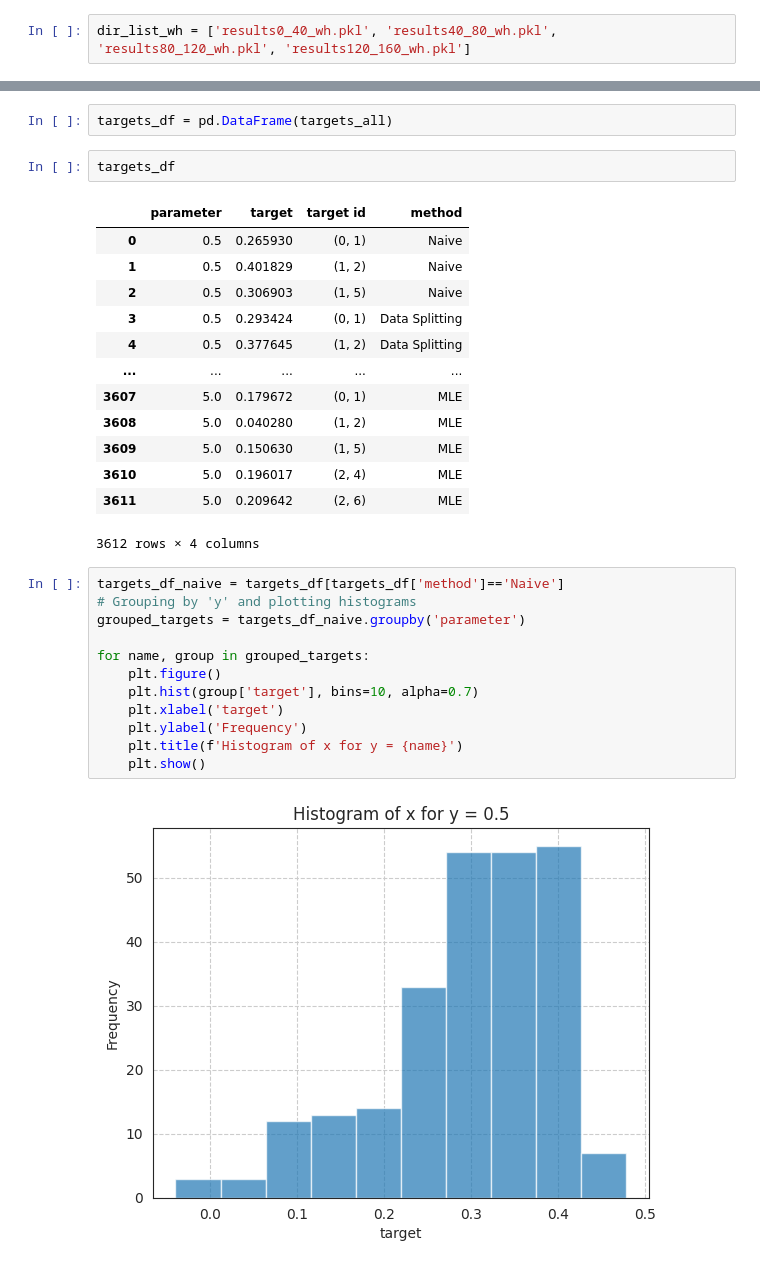
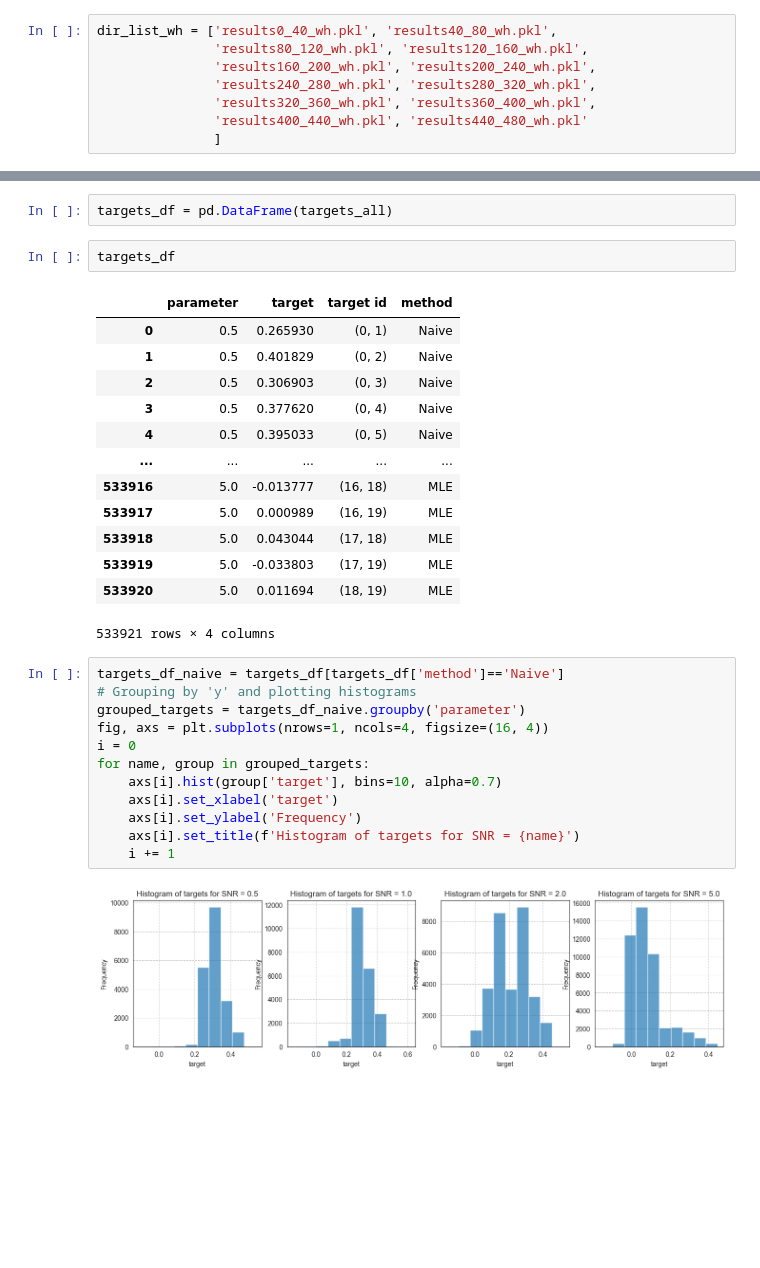
Before and after one commit to yiling-h/SI-Interaction, a Jupyter notebook: selectinf/Simulation/H1/Results/SNR/plotting_SNR.ipynb, the cells around one changed output, grey strips where cells are left out. Cells and saved outputs as stored; diff of their text form; blank space fills up the shorter version.

```diff
--- a/selectinf/Simulation/H1/Results/SNR/plotting_SNR.ipynb
+++ b/selectinf/Simulation/H1/Results/SNR/plotting_SNR.ipynb
@@ -63,7 +63,13 @@ point_plot_multimetrics(oper_char_df=pd.DataFrame(oper_char),
 # %% [markdown]
 # Vary SNR with Weak Hierarchy
 # %%
-dir_list_wh = ['results0_40_wh.pkl', 'results40_80_wh.pkl', 'results80_120_wh.pkl', 'results120_160_wh.pkl']
+dir_list_wh = ['results0_40_wh.pkl', 'results40_80_wh.pkl',
+               'results80_120_wh.pkl', 'results120_160_wh.pkl',
+               'results160_200_wh.pkl', 'results200_240_wh.pkl',
+               'results240_280_wh.pkl', 'results280_320_wh.pkl',
+               'results320_360_wh.pkl', 'results360_400_wh.pkl',
+               'results400_440_wh.pkl', 'results440_480_wh.pkl'
+               ]
 # %%
 opers = []
 pvals = []
@@ -149,28 +152,28 @@ targets_df
 # %% [output]
 |  | parameter | target | target id | method |
 | 0 | 0.5 | 0.265930 | (0, 1) | Naive |
-| 1 | 0.5 | 0.401829 | (1, 2) | Naive |
-| 2 | 0.5 | 0.306903 | (1, 5) | Naive |
-| 3 | 0.5 | 0.293424 | (0, 1) | Data Splitting |
-| 4 | 0.5 | 0.377645 | (1, 2) | Data Splitting |
+| 1 | 0.5 | 0.401829 | (0, 2) | Naive |
+| 2 | 0.5 | 0.306903 | (0, 3) | Naive |
+| 3 | 0.5 | 0.377620 | (0, 4) | Naive |
+| 4 | 0.5 | 0.395033 | (0, 5) | Naive |
 | ... | ... | ... | ... | ... |
-| 3607 | 5.0 | 0.179672 | (0, 1) | MLE |
-| 3608 | 5.0 | 0.040280 | (1, 2) | MLE |
-| 3609 | 5.0 | 0.150630 | (1, 5) | MLE |
-| 3610 | 5.0 | 0.196017 | (2, 4) | MLE |
-| 3611 | 5.0 | 0.209642 | (2, 6) | MLE |
+| 533916 | 5.0 | -0.013777 | (16, 18) | MLE |
+| 533917 | 5.0 | 0.000989 | (16, 19) | MLE |
+| 533918 | 5.0 | 0.043044 | (17, 18) | MLE |
+| 533919 | 5.0 | -0.033803 | (17, 19) | MLE |
+| 533920 | 5.0 | 0.011694 | (18, 19) | MLE |
-3612 rows × 4 columns
+533921 rows × 4 columns
 # %%
 targets_df_naive = targets_df[targets_df['method']=='Naive']
 # Grouping by 'y' and plotting histograms
 grouped_targets = targets_df_naive.groupby('parameter')
-
+fig, axs = plt.subplots(nrows=1, ncols=4, figsize=(16, 4))
+i = 0
 for name, group in grouped_targets:
-    plt.figure()
-    plt.hist(group['target'], bins=10, alpha=0.7)
-    plt.xlabel('target')
-    plt.ylabel('Frequency')
-    plt.title(f'Histogram of x for y = {name}')
-    plt.show()
+    axs[i].hist(group['target'], bins=10, alpha=0.7)
+    axs[i].set_xlabel('target')
+    axs[i].set_ylabel('Frequency')
+    axs[i].set_title(f'Histogram of targets for SNR = {name}')
+    i += 1
 # %% [output]
-[figure, old version]
+[figure, new version]
```
Also changed, not shown: parts of 8 cells of this notebook, 4 other files.
